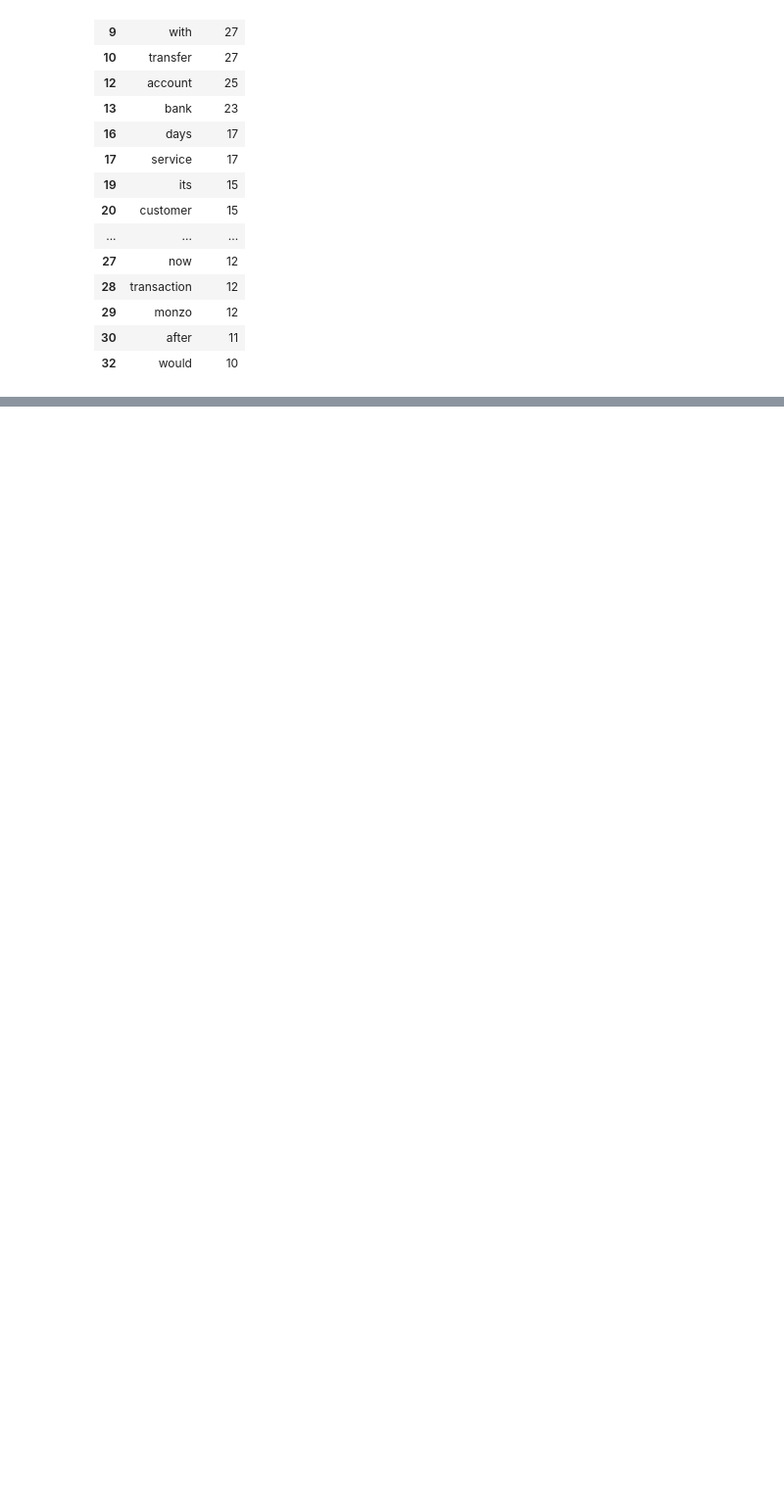
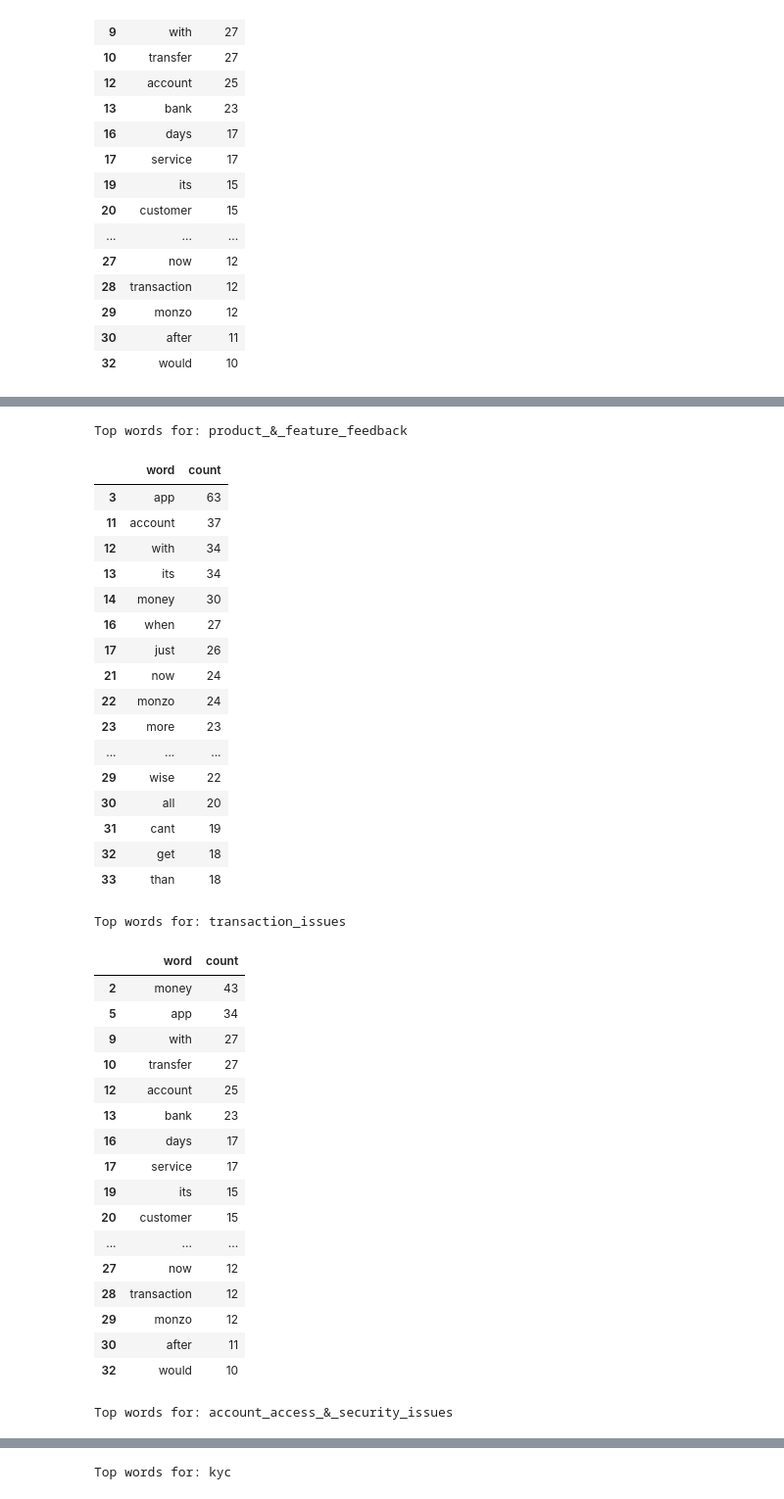
Before and after one commit to Bloom776/nlp_text_classification, a Jupyter notebook: unigrams.ipynb, the cells around one changed output, grey strips where cells are left out. Shown at 98% size. Cells and saved outputs as stored; diff of their text form; code cells hidden in the pictures; blank space fills up the shorter version.

Commit message:
issue category for the most recurrent word and each individual count

```diff
--- a/unigrams.ipynb
+++ b/unigrams.ipynb
@@ -88,0 +104,75 @@ unigram_counts.head(20)
+# %%
+def get_unigrams_by_category(df, category, stopwords, top_n=20):
+    subset = df[df["issue_category"] == category].copy()
+    subset = subset[subset["clean_feedback_text"].notna()]
+
+    words = (
+        subset["clean_feedback_text"]
+        .str.lower()
+        .str.replace(r"[^\w\s]", "", regex=True)
+        .str.split()
+        .explode()
+    )
+
+    words = words[words.str.len() > 2]
+
+    unigram_counts = (
+        words
+        .value_counts()
+        .reset_index()
+    )
+
+    unigram_counts.columns = ["word", "count"]
+
+    unigram_counts = unigram_counts[
+        ~unigram_counts["word"].isin(stopwords)
+    ]
+
+    return unigram_counts.head(top_n)
+# %%
+stopwords = {
+    "the", "and", "for", "this", "that", "you", "your",
+    "have", "not", "are", "was", "but", "from", "they"
+}
+
+for category in top_categories:
+    print(f"\nTop words for: {category}")
+    display(get_unigrams_by_category(df, category, stopwords))
+# %% [output]
+Top words for: product_&_feature_feedback
+|  | word | count |
+| 3 | app | 63 |
+| 11 | account | 37 |
+| 12 | with | 34 |
+| 13 | its | 34 |
+| 14 | money | 30 |
+| 16 | when | 27 |
+| 17 | just | 26 |
+| 21 | now | 24 |
+| 22 | monzo | 24 |
+| 23 | more | 23 |
+| ... | ... | ... |
+| 29 | wise | 22 |
+| 30 | all | 20 |
+| 31 | cant | 19 |
+| 32 | get | 18 |
+| 33 | than | 18 |
+Top words for: transaction_issues
+|  | word | count |
+| 2 | money | 43 |
+| 5 | app | 34 |
+| 9 | with | 27 |
+| 10 | transfer | 27 |
+| 12 | account | 25 |
+| 13 | bank | 23 |
+| 16 | days | 17 |
+| 17 | service | 17 |
+| 19 | its | 15 |
+| 20 | customer | 15 |
+| ... | ... | ... |
+| 27 | now | 12 |
+| 28 | transaction | 12 |
+| 29 | monzo | 12 |
+| 30 | after | 11 |
+| 32 | would | 10 |
+Top words for: account_access_&_security_issues
@@ -88,0 +196 @@ unigram_counts.head(20)
+Top words for: kyc
```
Also changed, not shown: parts of 4 cells of this notebook.
